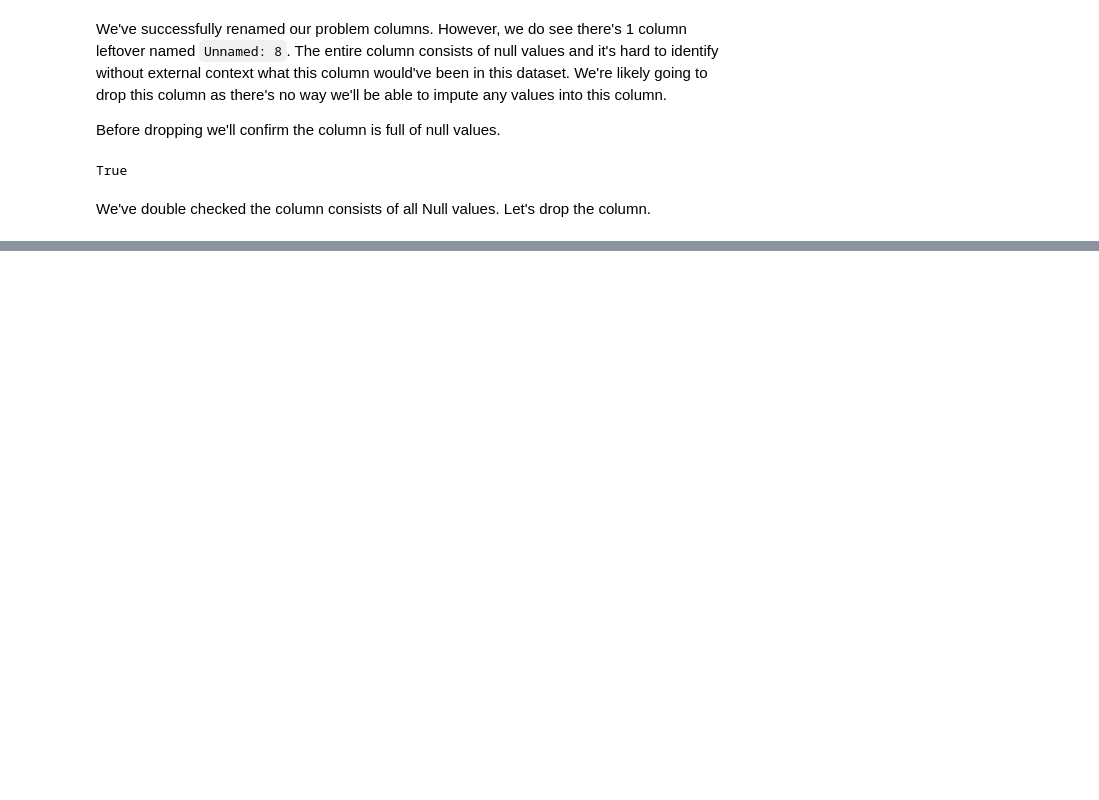
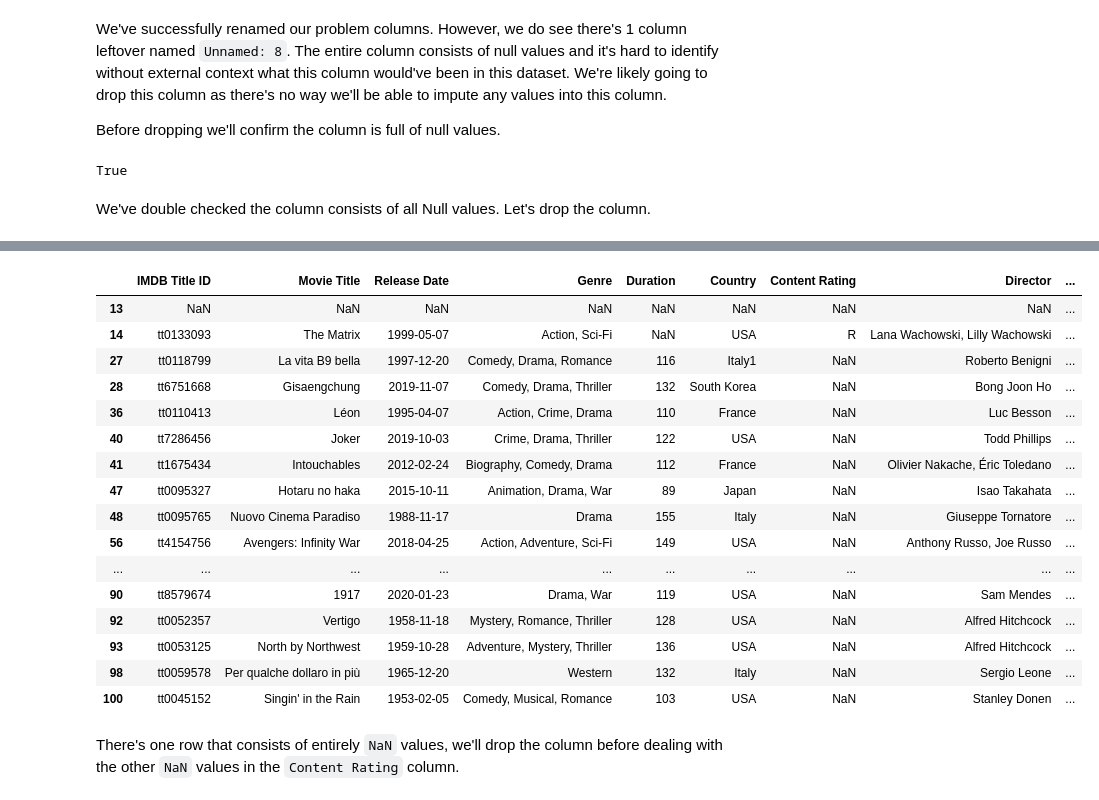
Before and after one commit to JorMir/imdb_data_cleaning, a Jupyter notebook: Dataset Cleaning.ipynb, the cells around one changed output, grey strips where cells are left out. Cells and saved outputs as stored; diff of their text form; code cells hidden in the pictures; blank space fills up the shorter version.

Commit message:
dealing with nulls 1st commit

```diff
--- a/Dataset Cleaning.ipynb
+++ b/Dataset Cleaning.ipynb
@@ -156,0 +175,26 @@ We've successfully dropped the unnamed column. Let's continue on.
+# %%
+# Locating the rows that contain null values
+null_rows = movies_df.isnull().any(axis=1)
+
+# Displaying the rows
+movies_df[null_rows]
+# %% [output]
+|  | IMDB Title ID | Movie Title | Release Date | Genre | Duration | Country | Content Rating | Director | ... |
+| 13 | NaN | NaN | NaN | NaN | NaN | NaN | NaN | NaN | ... |
+| 14 | tt0133093 | The Matrix | 1999-05-07 | Action, Sci-Fi | NaN | USA | R | Lana Wachowski, Lilly Wachowski | ... |
+| 27 | tt0118799 | La vita B9 bella | 1997-12-20 | Comedy, Drama, Romance | 116 | Italy1 | NaN | Roberto Benigni | ... |
+| 28 | tt6751668 | Gisaengchung | 2019-11-07 | Comedy, Drama, Thriller | 132 | South Korea | NaN | Bong Joon Ho | ... |
+| 36 | tt0110413 | Léon | 1995-04-07 | Action, Crime, Drama | 110 | France | NaN | Luc Besson | ... |
+| 40 | tt7286456 | Joker | 2019-10-03 | Crime, Drama, Thriller | 122 | USA | NaN | Todd Phillips | ... |
+| 41 | tt1675434 | Intouchables | 2012-02-24 | Biography, Comedy, Drama | 112 | France | NaN | Olivier Nakache, Éric Toledano | ... |
+| 47 | tt0095327 | Hotaru no haka | 2015-10-11 | Animation, Drama, War | 89 | Japan | NaN | Isao Takahata | ... |
+| 48 | tt0095765 | Nuovo Cinema Paradiso | 1988-11-17 | Drama | 155 | Italy | NaN | Giuseppe Tornatore | ... |
+| 56 | tt4154756 | Avengers: Infinity War | 2018-04-25 | Action, Adventure, Sci-Fi | 149 | USA | NaN | Anthony Russo, Joe Russo | ... |
+| ... | ... | ... | ... | ... | ... | ... | ... | ... | ... |
+| 90 | tt8579674 | 1917 | 2020-01-23 | Drama, War | 119 | USA | NaN | Sam Mendes | ... |
+| 92 | tt0052357 | Vertigo | 1958-11-18 | Mystery, Romance, Thriller | 128 | USA | NaN | Alfred Hitchcock | ... |
+| 93 | tt0053125 | North by Northwest | 1959-10-28 | Adventure, Mystery, Thriller | 136 | USA | NaN | Alfred Hitchcock | ... |
+| 98 | tt0059578 | Per qualche dollaro in più | 1965-12-20 | Western | 132 | Italy | NaN | Sergio Leone | ... |
+| 100 | tt0045152 | Singin' in the Rain | 1953-02-05 | Comedy, Musical, Romance | 103 | USA | NaN | Stanley Donen | ... |
+# %% [markdown]
+There's one row that consists of entirely `NaN` values, we'll drop the column before dealing with the other `NaN` values in the `Content Rating` column.
```
Also changed, not shown: parts of 7 cells of this notebook.
